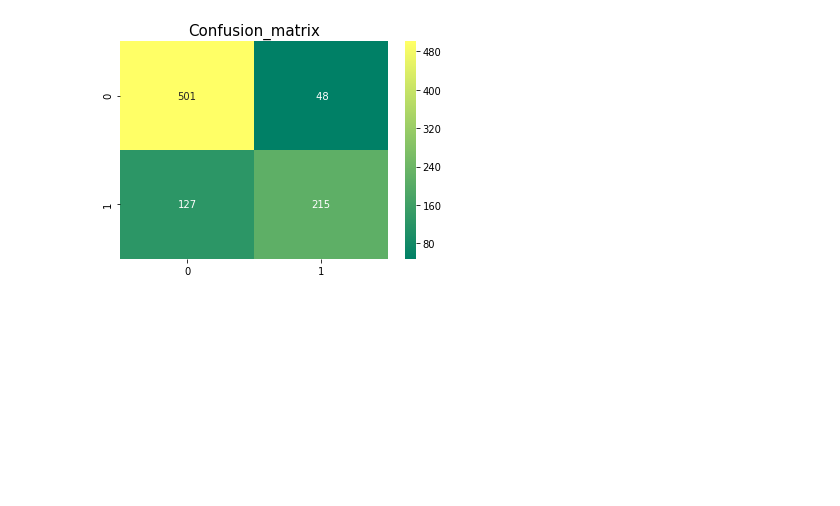
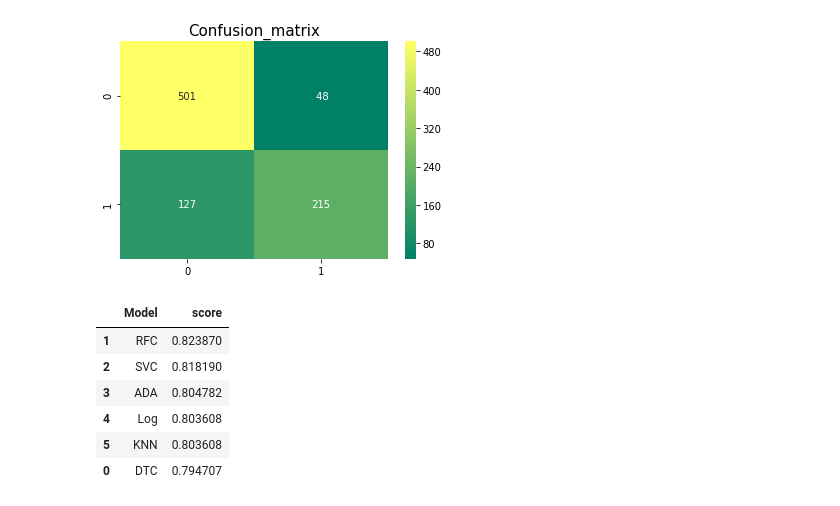
Before and after one commit to Rojanmhj2055/TitanicDataset, a Jupyter notebook: titanic.ipynb, the cells around one changed output. Saved outputs shown, nothing was run; the diff lists cells and outputs as text; code cells hidden in the pictures; blank space fills up the shorter version.

```diff
--- a/titanic.ipynb
+++ b/titanic.ipynb
@@ -292,3 +291,19 @@ Accuracy:  75.42
 The cross validated score for AdaBoostClassifier is: 80.36
 Text(0.5, 1.05, 'Confusion_matrix')
 [figure]
+# %%
+#The accuracy of all the model
+columns = ["DTC","RFC","SVC","ADA","Log","KNN"]
+data= [result_decisionTree.mean(),rfc_score.mean(),svc_score.mean(),result_adb.mean(),result_log.mean(),result_knn.mean()]
+
+cross_validated_table = pd.DataFrame({'Model':columns,'score':data})
+# %%
+cross_validated_table.sort_values(by="score",ascending=False)
+# %% [output]
+|  | Model | score |
+| 1 | RFC | 0.823870 |
+| 2 | SVC | 0.818190 |
+| 3 | ADA | 0.804782 |
+| 4 | Log | 0.803608 |
+| 5 | KNN | 0.803608 |
+| 0 | DTC | 0.794707 |
```
Also changed, not shown: parts of 28 cells of this notebook, 1 other file.
